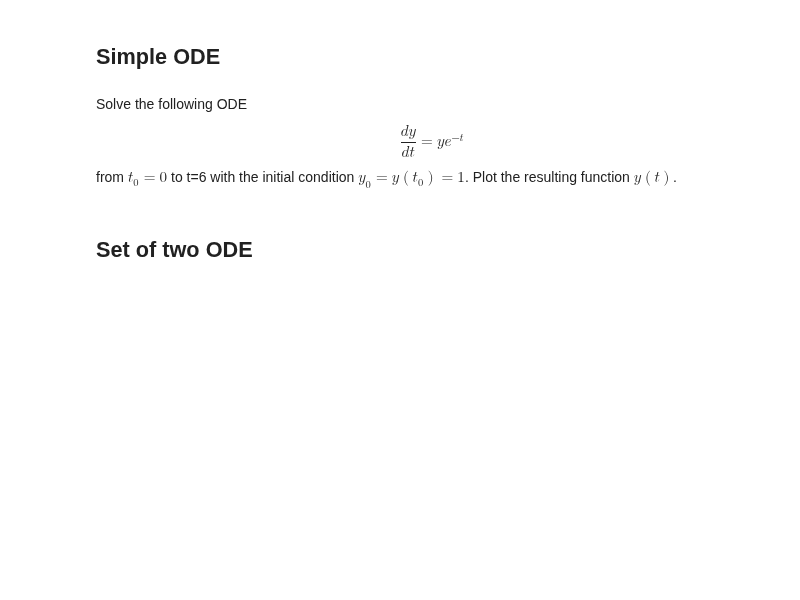
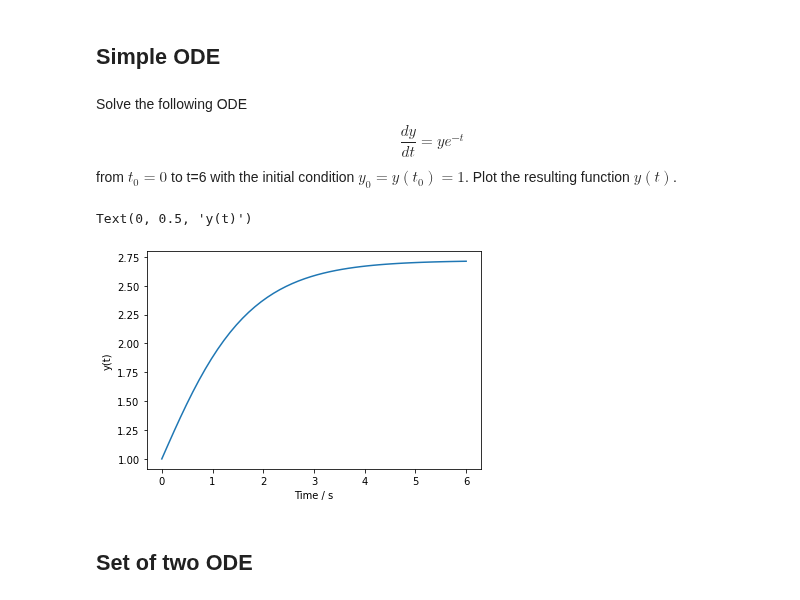
Before and after one commit to TillVollmer5/DSF-FS2022, a Jupyter notebook: 07_ScyPy_ODE.ipynb, the cells around one changed output. Saved outputs shown, nothing was run; the diff lists cells and outputs as text; code cells hidden in the pictures; blank space fills up the shorter version.

```diff
--- a/07_ScyPy_ODE.ipynb
+++ b/07_ScyPy_ODE.ipynb
@@ -11,18 +11,21 @@ Solve the following ODE
 $$ \frac{dy}{dt} = ye^{-t}$$
 from $t_0=0$ to t=6 with the initial condition $y_0 = y(t_0)= 1$. Plot the resulting function $y(t)$.
 # %%
-# def f(y,t):
-#   dydt = y * np.exp(-t)
-#   return dydt
+def f(y,t):
+  dydt = y * np.exp(-t)
+  return dydt
 
-# t = np.linspace(0,6)
-# y0 = 1.0
-# y = odeint(f,y0,t)
-# #print(y)
+t = np.linspace(0,6)
+y0 = 1.0
+y = odeint(f,y0,t)
+#print(y)
 # %%
-# plt.plot(t,y)
-# plt.xlabel('Time / s')
-# plt.ylabel('y(t)')
+plt.plot(t,y)
+plt.xlabel('Time / s')
+plt.ylabel('y(t)')
+# %% [output]
+Text(0, 0.5, 'y(t)')
+[figure, added]
 # %% [markdown]
 ## Set of two ODE
 # %% [markdown]
```
Also changed, not shown: parts of 2 cells of this notebook.
